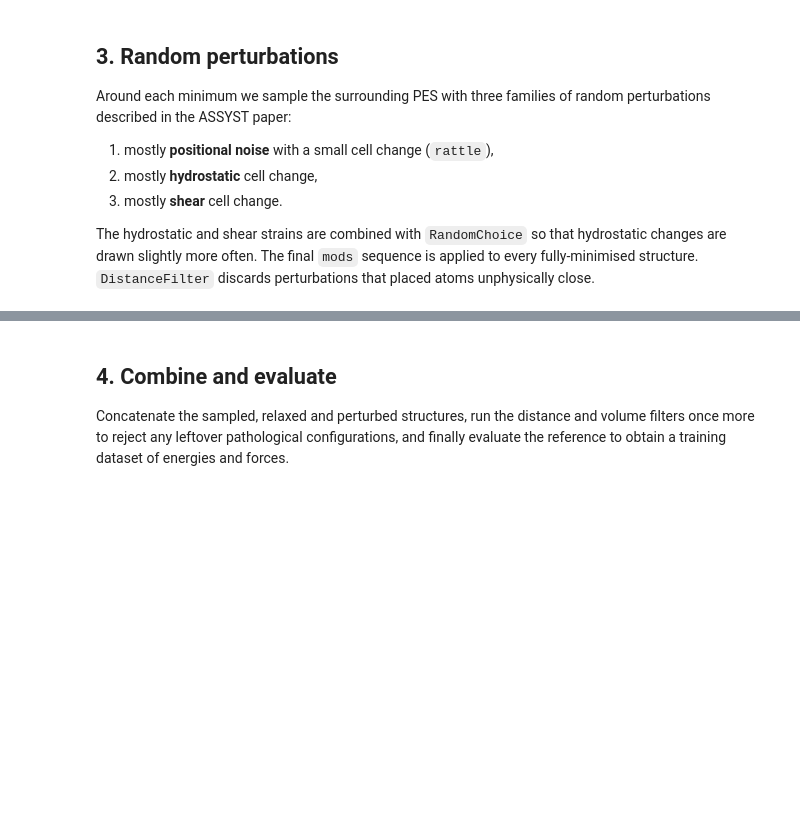
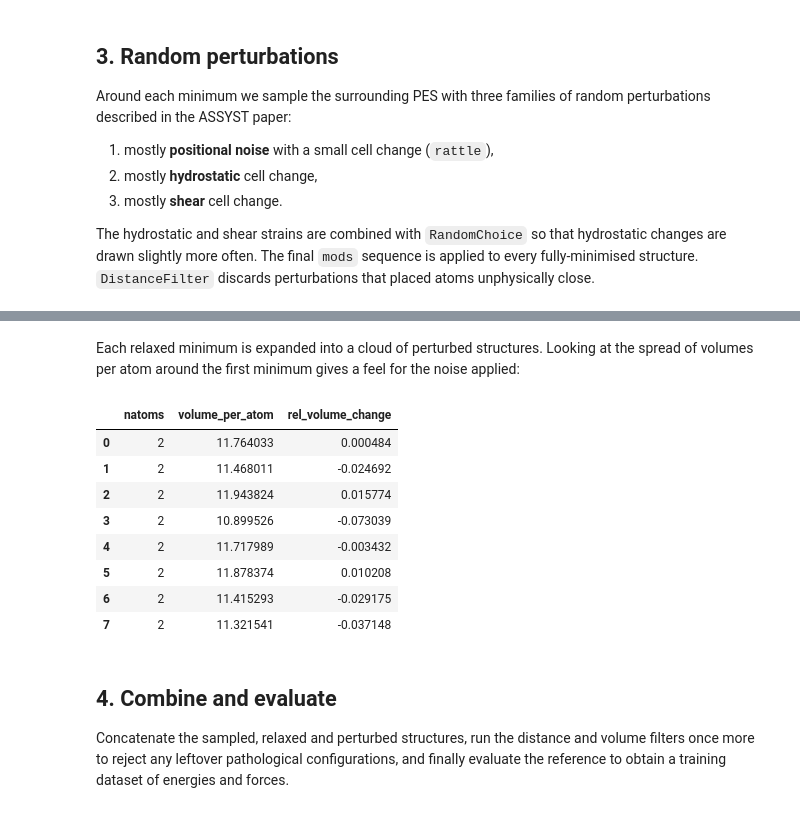
Before and after one commit to eisenforschung/assyst, a Jupyter notebook: notebooks/SimpleUnary.ipynb, the cells around one changed output, grey strips where cells are left out. Cells and saved outputs as stored; diff of their text form; code cells hidden in the pictures; blank space fills up the shorter version.

```diff
--- a/notebooks/SimpleUnary.ipynb
+++ b/notebooks/SimpleUnary.ipynb
@@ -150,3 +183,27 @@ Wall time: 1.08 s
+# %% [markdown]
+Each relaxed minimum is expanded into a cloud of perturbed structures. Looking at the spread of volumes per atom around the first minimum gives a feel for the noise applied:
+# %%
+ref = allmin[-1]
+v0 = ref.cell.volume / len(ref)
+siblings = [s for s in random if s.info['seed'] == ref.info['seed']]
+pd.DataFrame([
+    {
+        'natoms': len(s),
+        'volume_per_atom': s.cell.volume / len(s),
+        'rel_volume_change': s.cell.volume / len(s) / v0 - 1,
+    }
+    for s in siblings
+])
+# %% [output]
+|  | natoms | volume_per_atom | rel_volume_change |
+| 0 | 2 | 11.764033 | 0.000484 |
+| 1 | 2 | 11.468011 | -0.024692 |
+| 2 | 2 | 11.943824 | 0.015774 |
+| 3 | 2 | 10.899526 | -0.073039 |
+| 4 | 2 | 11.717989 | -0.003432 |
+| 5 | 2 | 11.878374 | 0.010208 |
+| 6 | 2 | 11.415293 | -0.029175 |
+| 7 | 2 | 11.321541 | -0.037148 |
 # %%
 with open(out_dir / 'random.pckl', 'wb') as f:
     pickle.dump(random, f)
```
Also changed, not shown: parts of 12 cells of this notebook, 4 other files.
